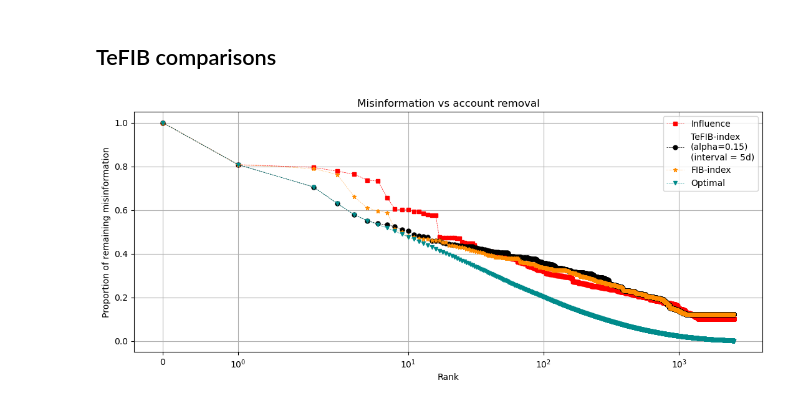
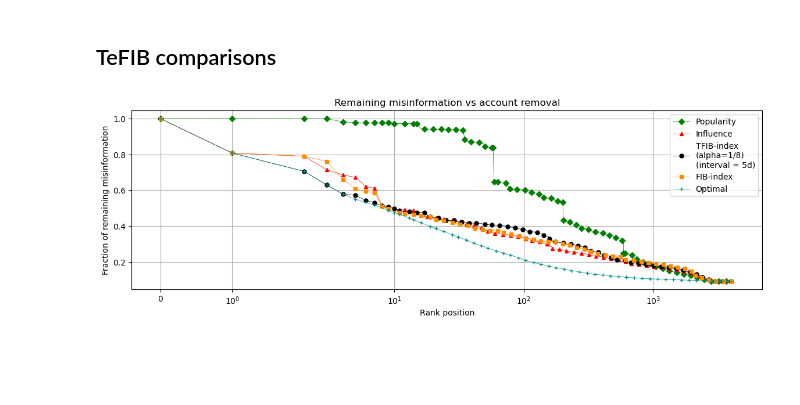
Before and after one commit to 3rr4t1c/superspreader_detection, a Jupyter notebook: dismantling-analysis.ipynb, the cells around one changed output. Cells and saved outputs as stored; diff of their text form; code cells hidden in the pictures; blank space fills up the shorter version.

```diff
--- a/dismantling-analysis.ipynb
+++ b/dismantling-analysis.ipynb
@@ -9,15 +9,15 @@ dtype = {'source': str,
 observation_net_df = pd.read_csv('data/observation_retweet_network.csv', dtype=dtype)
 evaluation_net_df = pd.read_csv('data/evaluation_retweet_network.csv', dtype=dtype)
 # %%
-# Rankings
+# Load rankings
 dtype = {'author_id': str}
 popularity_rank_df = pd.read_csv('data/popularity_rank.csv', index_col='author_id', dtype=dtype)
 influence_rank_df = pd.read_csv('data/influence_rank.csv', index_col='author_id', dtype=dtype)
 fib_rank_df = pd.read_csv('data/fib_rank.csv', index_col='author_id', dtype=dtype)
-tefib_rank_df = pd.read_csv('data/tefib_rank.csv', index_col='author_id', dtype=dtype)
+tfib_rank_df = pd.read_csv('data/tfib_rank.csv', index_col='author_id', dtype=dtype)
 retweets_rank_df = pd.read_csv('data/retweets_rank.csv', index_col='author_id', dtype=dtype)
-fraction_rank_df = pd.read_csv('data/fraction_rank.csv', index_col='author_id', dtype=dtype)
-compound_rank_df = pd.read_csv('data/linear_rank.csv', index_col='author_id', dtype=dtype)
+compound_rank_df = pd.read_csv('data/compound_rank.csv', index_col='author_id', dtype=dtype)
+optimal_rank_df = pd.read_csv('data/optimal_rank.csv', index_col='author_id', dtype=dtype)
 # %%
 # Dismantling procedure by given ranking
 def network_dismantle(network_df, ranking_df):
@@ -88,13 +57,24 @@ optimal_rank_df
 ### Analysis
 # %%
 # evaluation period
+print("Popularity dismantle...", end='')
 popularity_dismantle = network_dismantle(evaluation_net_df, popularity_rank_df)
+print("Done")
+print("Influence dismantle...", end='')
 influence_dismantle = network_dismantle(evaluation_net_df, influence_rank_df)
+print("Done")
+print("FIB dismantle...", end='')
 fib_dismantle = network_dismantle(evaluation_net_df, fib_rank_df)
-tefib_dismantle = network_dismantle(evaluation_net_df, tefib_rank_df)
+print("Done")
+print("T-FIB dismantle...", end='')
+tfib_dismantle = network_dismantle(evaluation_net_df, tfib_rank_df)
+print("Done")
+print("Retweets dismantle...", end='')
 retweets_dismantle = network_dismantle(evaluation_net_df, retweets_rank_df)
-fraction_dismantle = network_dismantle(evaluation_net_df, fraction_rank_df)
+print("Done")
+print("Compound dismantle...", end='')
 compound_dismantle = network_dismantle(evaluation_net_df, compound_rank_df)
+print("Done")
 # Ground truth
 optimal_dismantle = network_dismantle(evaluation_net_df, optimal_rank_df)
 # %% [output]
@@ -194,25 +175,28 @@ dismantle_df
 ## TeFIB comparisons
 # %%
 # Paper results
-dismantle_df = pd.DataFrame({'Influence': [y for _, y in influence_dismantle],
-                             'TeFIB-index\n(alpha=0.15)\n(interval = 5d)': [y for _, y in tefib_dismantle],
+dismantle_df = pd.DataFrame({'Popularity': [y for _, y in popularity_dismantle],
+                             #'Compound': [y for _, y in compound_dismantle],
+                             'Influence': [y for _, y in influence_dismantle],
+                             'TFIB-index\n(alpha=1/8)\n(interval = 5d)': [y for _, y in tfib_dismantle],
                              'FIB-index': [y for _, y in fib_dismantle],
                              'Optimal': [y for _, y in optimal_dismantle]
                             })
 # %%
-colors = ['red', 'black', 'darkorange', 'darkcyan']
-styles = ['s--', 'o--', '*:' ,'v--']
+colors = ['green', 'red', 'black', 'darkorange', 'darkcyan']
+styles = ['D-', '^-', 'o-', 's-' ,'+-']
 ax = dismantle_df.plot.line(logx='sym',
-                            figsize=(13, 5),
+                            figsize=(14, 4),
                             grid=True,
                             color=colors,
                             style=styles,
+                            markevery=0.012,
                             linewidth=0.5,
                             ms=5,
-                            title='Misinformation vs account removal');
+                            title='Remaining misinformation vs account removal');
 
-ax.set_ylabel("Proportion of remaining misinformation");
+ax.set_ylabel("Fraction of remaining misinformation");
 
-ax.set_xlabel("Rank");
+ax.set_xlabel("Rank position");
 # %% [output]
-[figure, old version]
+[figure, new version]
```
Also changed, not shown: parts of 10 cells of this notebook, 11 other files.
